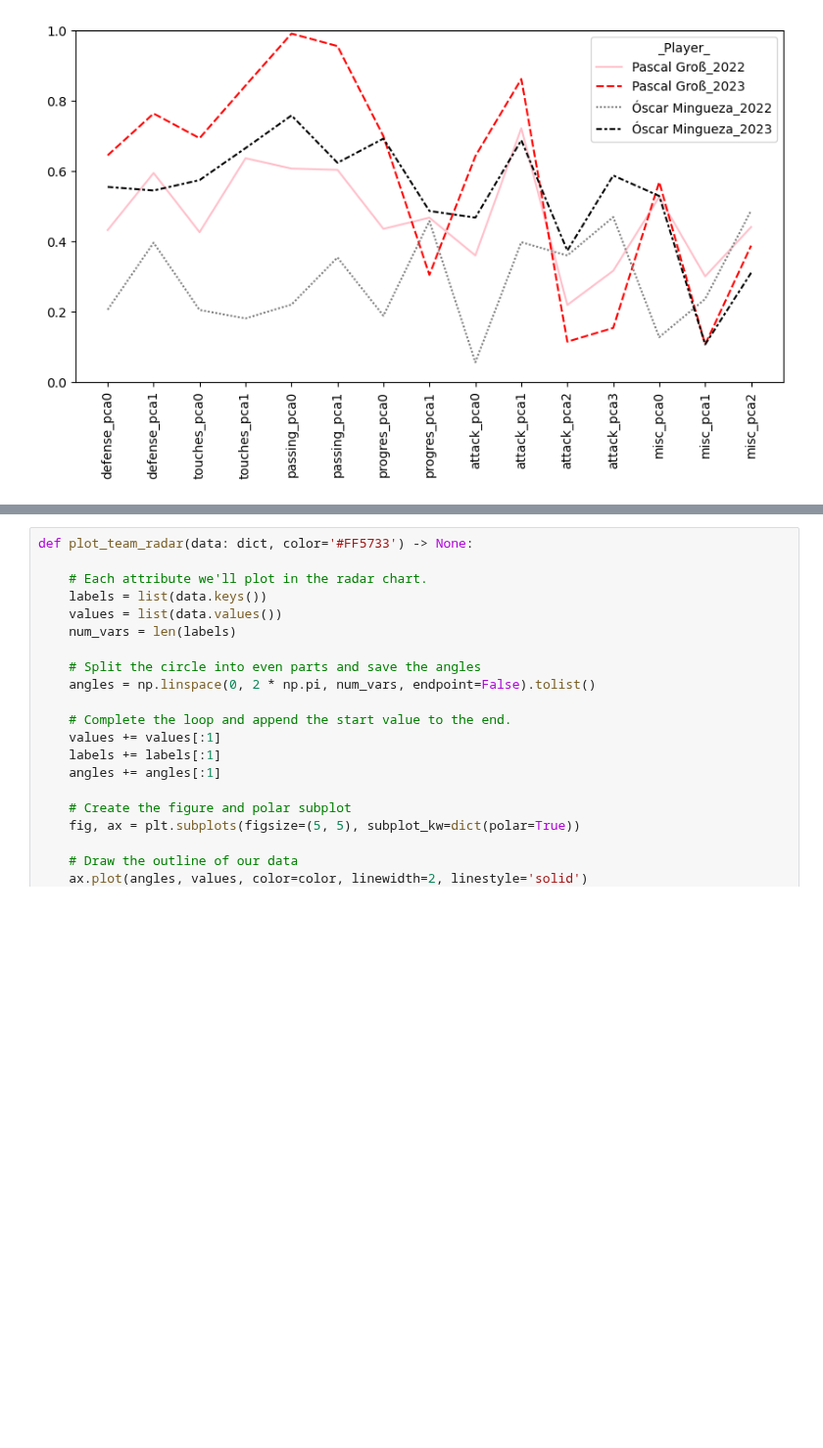
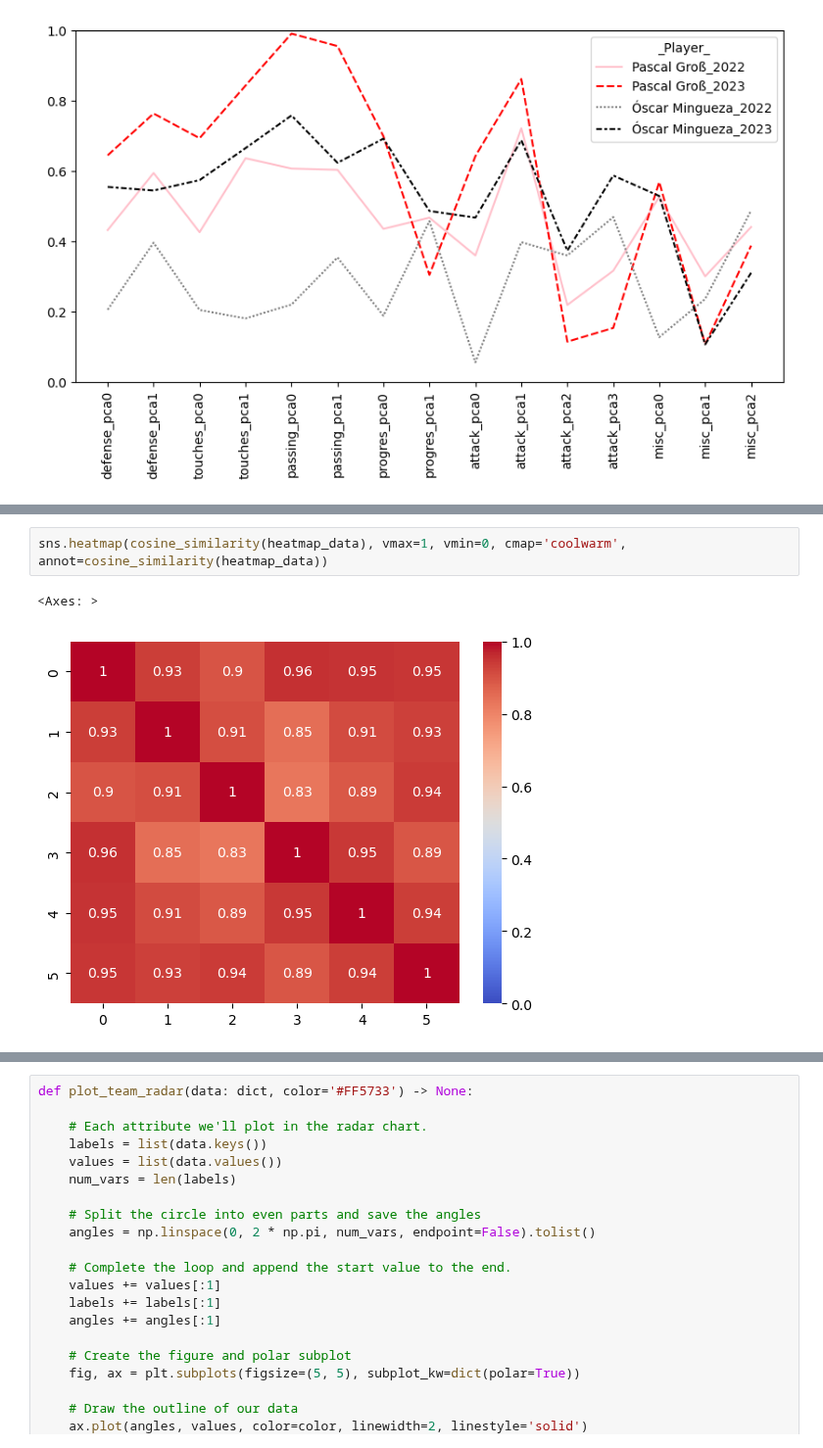
Before and after one commit to alibekk93/FM_skills_prediction, a Jupyter notebook: notebooks/03_player_similarity.ipynb, the cells around one changed output, grey strips where cells are left out. Shown at 98% size. Cells and saved outputs as stored; diff of their text form; blank space fills up the shorter version.

```diff
--- a/notebooks/03_player_similarity.ipynb
+++ b/notebooks/03_player_similarity.ipynb
@@ -110,0 +123,5 @@ plt.show()
+# %%
+sns.heatmap(cosine_similarity(heatmap_data), vmax=1, vmin=0, cmap='coolwarm', annot=cosine_similarity(heatmap_data))
+# %% [output]
+<Axes: >
+[figure, added]
```
Also changed, not shown: parts of 6 cells of this notebook.
